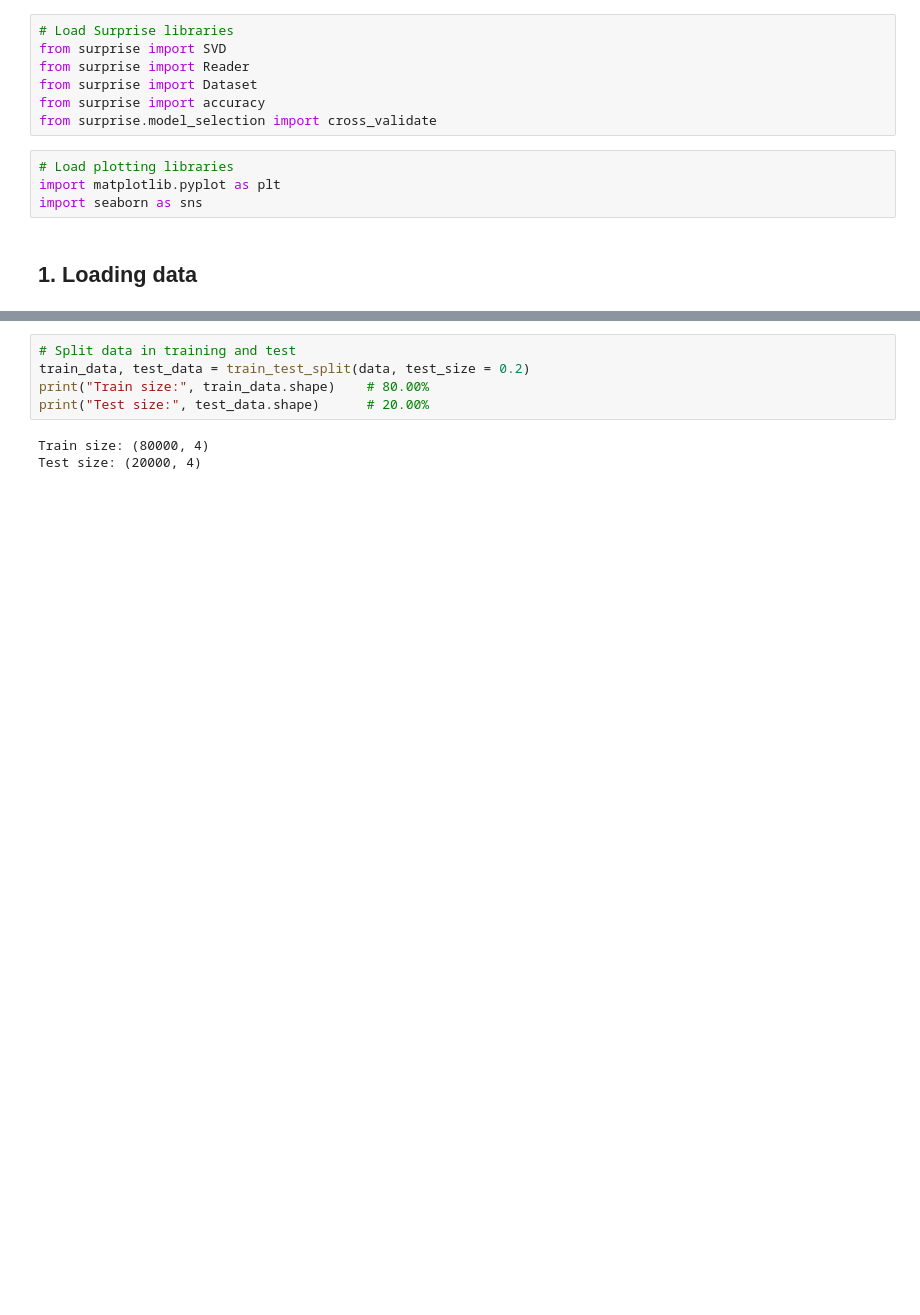
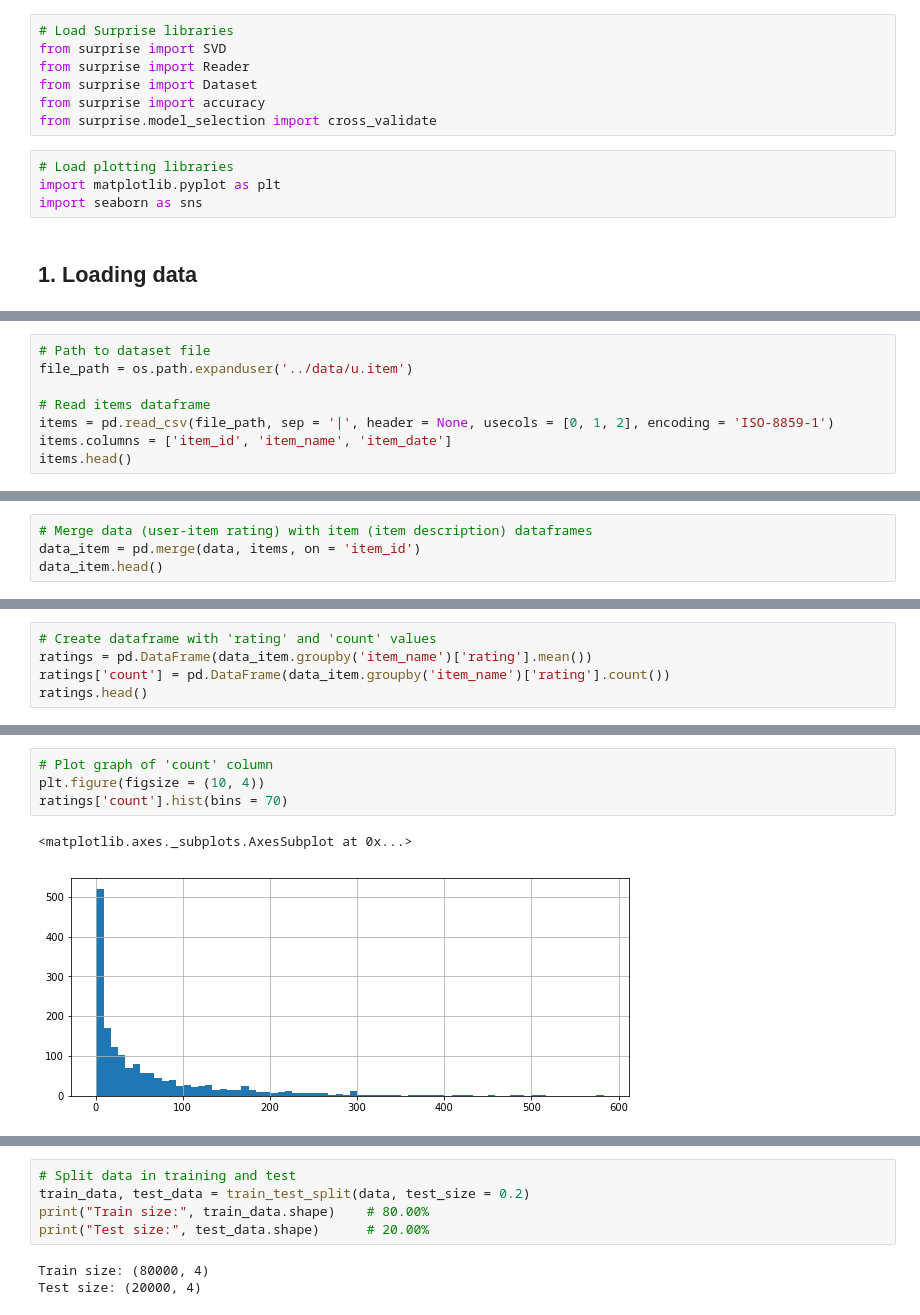
Before and after one commit to ansegura7/RS_Surprise, a Jupyter notebook: code/RS_SVD.ipynb, the cells around one changed output, grey strips where cells are left out. Saved outputs shown, nothing was run; the diff lists cells and outputs as text; blank space fills up the shorter version.

```diff
--- a/code/RS_SVD.ipynb
+++ b/code/RS_SVD.ipynb
@@ -44,0 +45,8 @@ data.head()
+# %%
+# Path to dataset file
+file_path = os.path.expanduser('../data/u.item')
+
+# Read items dataframe
+items = pd.read_csv(file_path, sep = '|', header = None, usecols = [0, 1, 2], encoding = 'ISO-8859-1')
+items.columns = ['item_id', 'item_name', 'item_date']
+items.head()
@@ -46,0 +62,4 @@ data.head()
+# %%
+# Merge data (user-item rating) with item (item description) dataframes
+data_item = pd.merge(data, items, on = 'item_id')
+data_item.head()
@@ -46,0 +73,5 @@ data.head()
+# %%
+# Create dataframe with 'rating' and 'count' values
+ratings = pd.DataFrame(data_item.groupby('item_name')['rating'].mean())
+ratings['count'] = pd.DataFrame(data_item.groupby('item_name')['rating'].count())
+ratings.head()
@@ -46,0 +102,7 @@ data.head()
+# %%
+# Plot graph of 'count' column
+plt.figure(figsize = (10, 4))
+ratings['count'].hist(bins = 70)
+# %% [output]
+<matplotlib.axes._subplots.AxesSubplot at 0x...>
+[figure, added]
```
Also changed, not shown: parts of 31 cells of this notebook, 2 other files.
